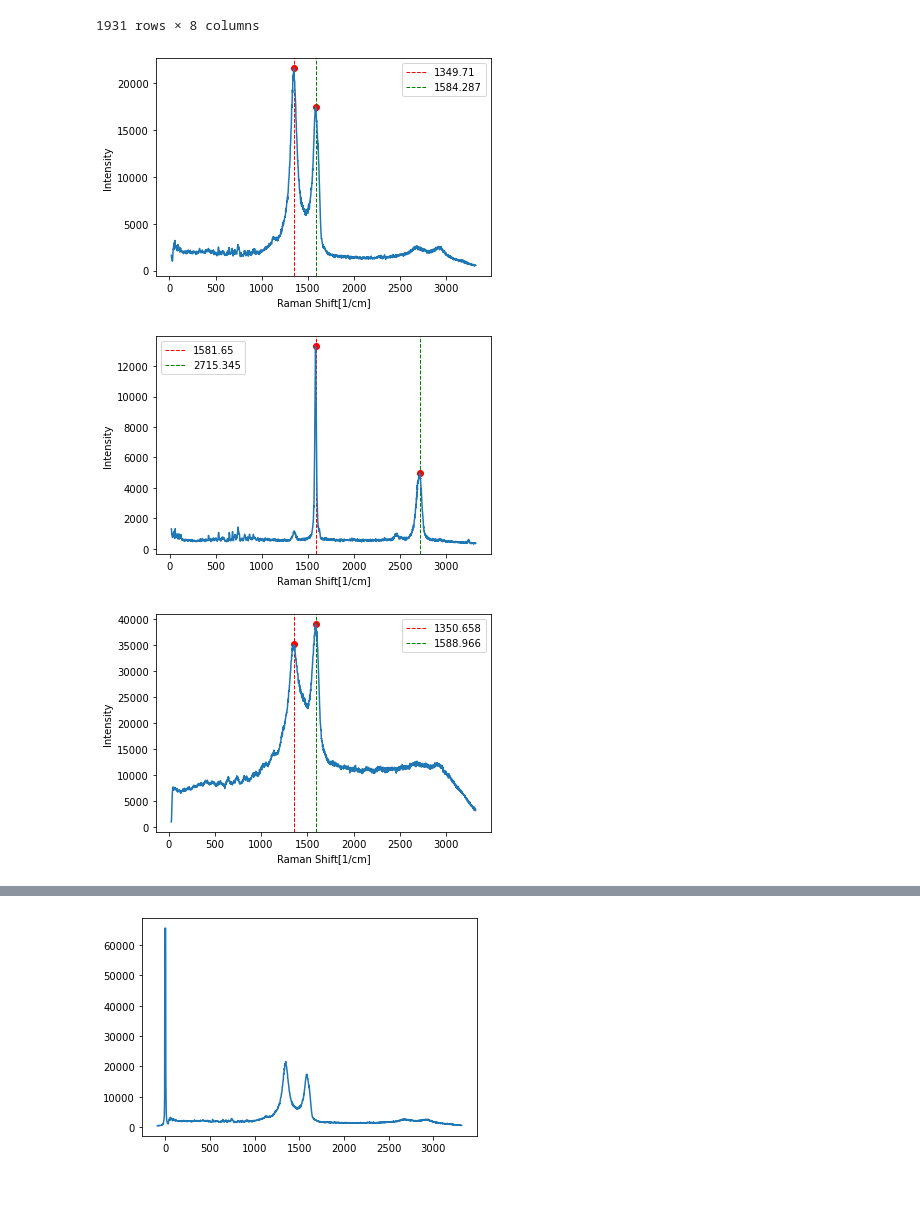
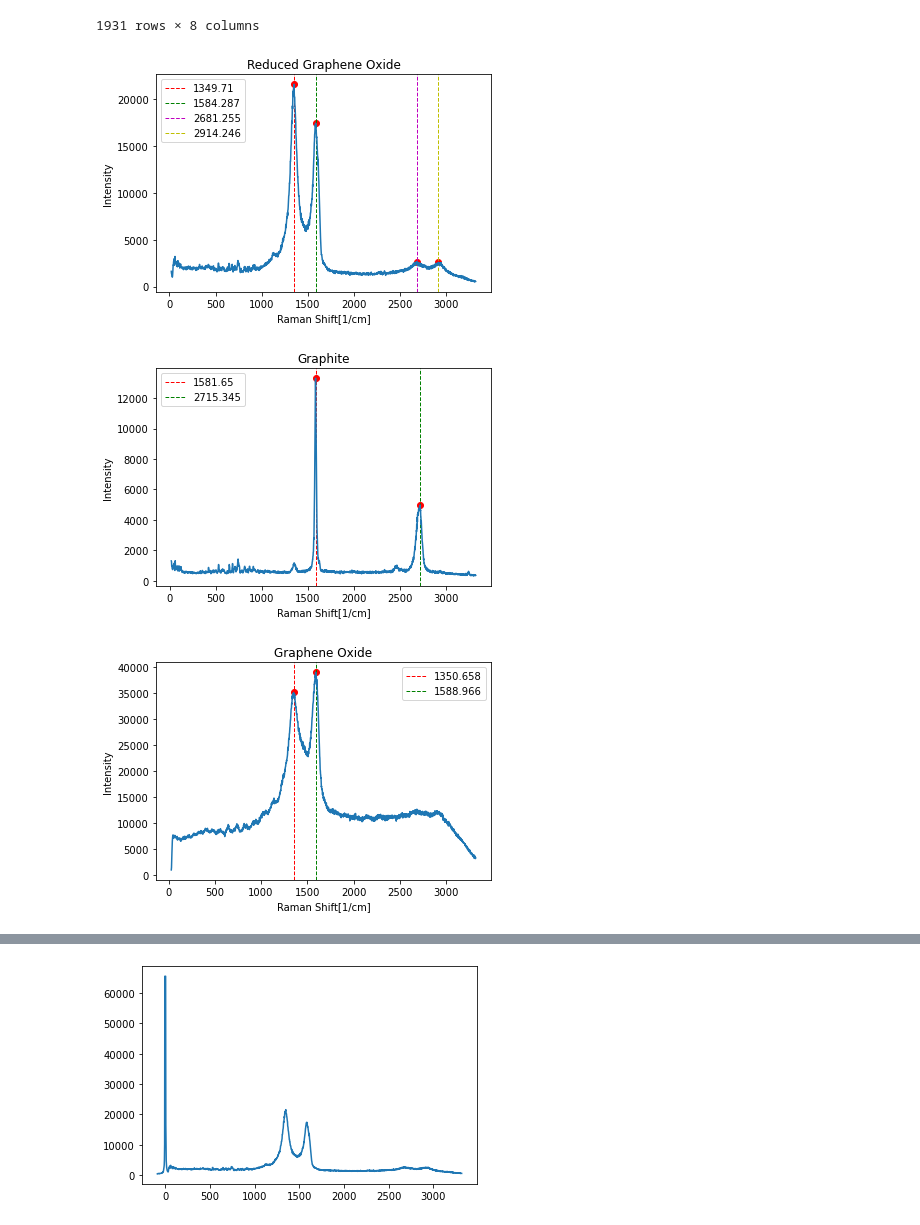
Before and after one commit to Waterbird20/APL2, a Jupyter notebook: Raman_analyze.ipynb, the cells around one changed output, grey strips where cells are left out. Saved outputs shown, nothing was run; the diff lists cells and outputs as text; code cells hidden in the pictures; blank space fills up the shorter version.

Commit message:
image/code changed

```diff
--- a/Raman_analyze.ipynb
+++ b/Raman_analyze.ipynb
@@ -23,20 +23,25 @@ df
 # %%
 df_filter1 = df[df["X"] > 20]
 
 x = np.array(df_filter1["X"].tolist())
 y = np.array(df_filter1["Y"].tolist())
 
-peak, _ = find_peaks(y, height=15000,distance=100)
-plt.plot(x[peak], y[peak], 'ro')
+peak, _ = find_peaks(y,height=2500,width=20)
+plt.plot(x[peak],y[peak],'ro')
 plt.axvline(x=x[peak][0],color='r',linestyle='--', linewidth=1,label=str(x[peak][0]))
 plt.axvline(x=x[peak][1],color='g',linestyle='--', linewidth=1,label=str(x[peak][1]))
+plt.axvline(x=x[peak][2],color='m',linestyle='--', linewidth=1,label=str(x[peak][2]))
+plt.axvline(x=x[peak][3],color='y',linestyle='--', linewidth=1,label=str(x[peak][3]))
 plt.plot(x,y)
 plt.ylabel("Intensity")
 plt.xlabel("Raman Shift[1/cm]")
+plt.title("Reduced Graphene Oxide")
 plt.legend()
+plt.savefig('rgo.png', facecolor='#eeeeee',
+            bbox_inches='tight', pad_inches=0.3)
 plt.show()
 # %% [output]
-[figure, old version]
+[figure, new version]
 # %%
 df_filter2 = df[df["X.1"] > 15]
 x2 = np.array(df_filter2["X.1"].tolist())
@@ -49,10 +54,13 @@ plt.axvline(x=x2[peak2][1],color='g',linestyle='--', linewidth=1,label=str(x2[pe
 plt.plot(x2,y2)
 plt.ylabel("Intensity")
 plt.xlabel("Raman Shift[1/cm]")
+plt.title("Graphite")
 plt.legend()
+plt.savefig('gr_.png', facecolor='#eeeeee',
+            bbox_inches='tight', pad_inches=0.3)
 plt.show()
 # %% [output]
-[figure, old version]
+[figure, new version]
 # %%
 df_filter3 = df[df["X.2"] > 30]
 x3 = np.array(df_filter3["X.2"].tolist())
@@ -63,9 +71,12 @@ plt.plot(x3[peak3], y3[peak3], 'ro')
 plt.axvline(x=x3[peak3][0],color='r',linestyle='--', linewidth=1, label=str(x3[peak3][0]))
 plt.axvline(x=x3[peak3][1],color='g',linestyle='--', linewidth=1, label=str(x3[peak3][1]))
 plt.plot(x3,y3)
+plt.title("Graphene Oxide")
 plt.ylabel("Intensity")
 plt.xlabel("Raman Shift[1/cm]")
 plt.legend()
+plt.savefig('go_.png', facecolor='#eeeeee',
+            bbox_inches='tight', pad_inches=0.3)
 plt.show()
 # %% [output]
-[figure, old version]
+[figure, new version]
```
Also changed, not shown: parts of 3 cells of this notebook, 8 other files.
